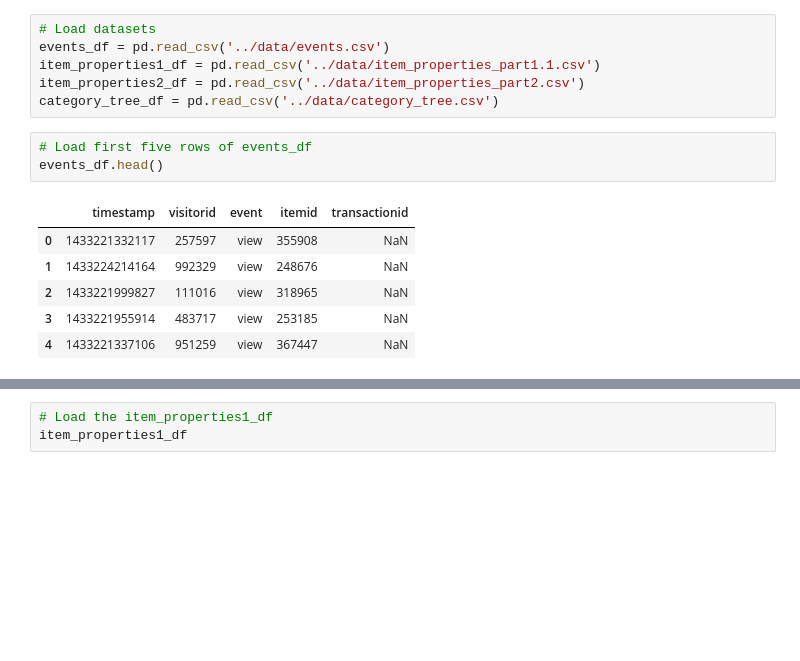
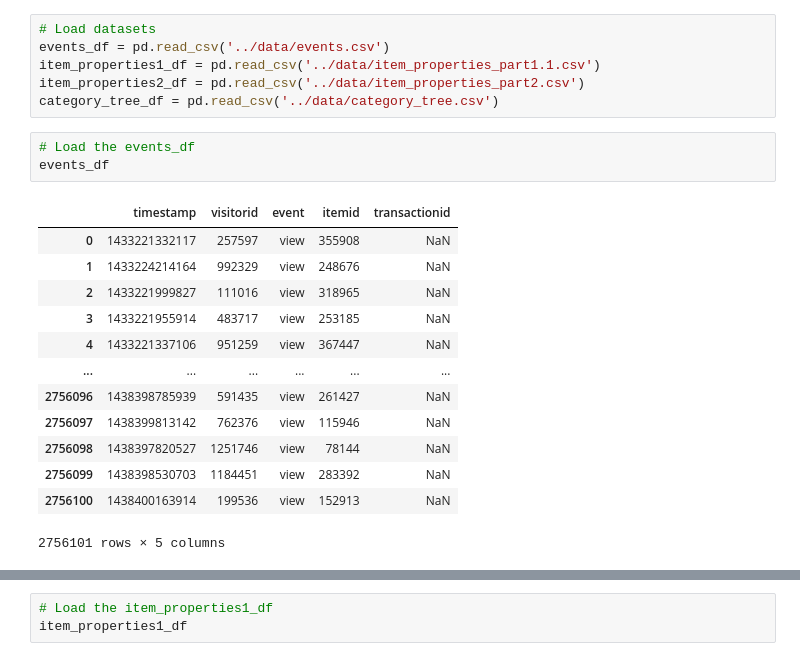
Before and after one commit to adubrightkwartengsnr/Recommendation-System-For-E-commerce, a Jupyter notebook: notebooks/recommendation_system.ipynb, the cells around one changed output, grey strips where cells are left out. Saved outputs shown, nothing was run; the diff lists cells and outputs as text; blank space fills up the shorter version.

```diff
--- a/notebooks/recommendation_system.ipynb
+++ b/notebooks/recommendation_system.ipynb
@@ -109,13 +110,20 @@ item_properties1_df = pd.read_csv('../data/item_properties_part1.1.csv')
 item_properties2_df = pd.read_csv('../data/item_properties_part2.csv')
 category_tree_df = pd.read_csv('../data/category_tree.csv')
 # %%
-# Load first five rows of events_df
-events_df.head()
+# Load the events_df
+events_df
 # %% [output]
 |  | timestamp | visitorid | event | itemid | transactionid |
 | 0 | 1433221332117 | 257597 | view | 355908 | NaN |
 | 1 | 1433224214164 | 992329 | view | 248676 | NaN |
 | 2 | 1433221999827 | 111016 | view | 318965 | NaN |
 | 3 | 1433221955914 | 483717 | view | 253185 | NaN |
 | 4 | 1433221337106 | 951259 | view | 367447 | NaN |
+| ... | ... | ... | ... | ... | ... |
+| 2756096 | 1438398785939 | 591435 | view | 261427 | NaN |
+| 2756097 | 1438399813142 | 762376 | view | 115946 | NaN |
+| 2756098 | 1438397820527 | 1251746 | view | 78144 | NaN |
+| 2756099 | 1438398530703 | 1184451 | view | 283392 | NaN |
+| 2756100 | 1438400163914 | 199536 | view | 152913 | NaN |
+2756101 rows × 5 columns
 # %%
```
Also changed, not shown: parts of 37 cells of this notebook, 1 other file.
